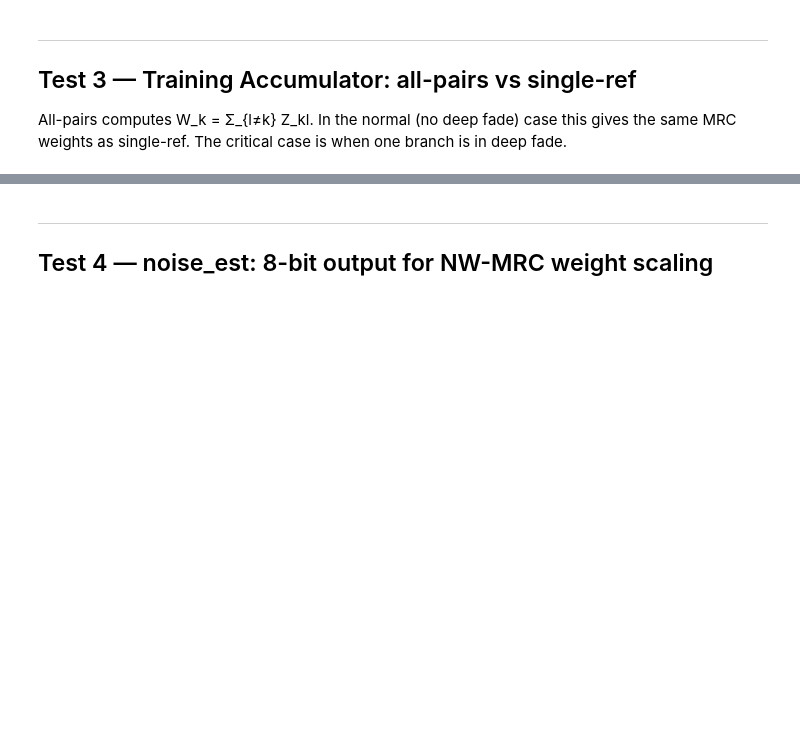
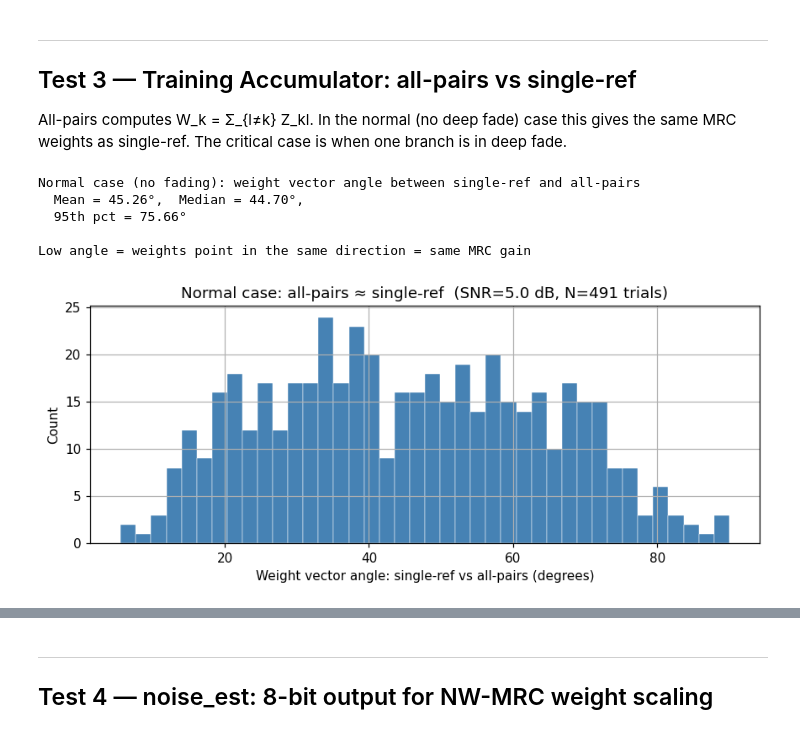
Before and after one commit to Sheffield-Chip-Design-Team/chipathon-2026-trouper, a Jupyter notebook: sim/notebooks/04_precision_verification.ipynb, the cells around one changed output, grey strips where cells are left out. Drawn from its saved outputs; the diff is of its cells as text; code cells hidden in the pictures; blank space fills up the shorter version.

```diff
--- a/sim/notebooks/04_precision_verification.ipynb
+++ b/sim/notebooks/04_precision_verification.ipynb
@@ -375,34 +400,42 @@ for _ in range(N_NORMAL):
     det = sc_n.detect(rx8)
     if not det.lock:
         continue
 
     # Single-ref (branch 0)
     Z_sr, n_sr, _ = training_accumulate(rx_dcr, det.lock_sample, det.timing_ref, M)
     w_sr, _ = WeightGenerator(mode='mrc').process(Z_sr, sf=SF)
 
     # All-pairs
-    W_ap, n_ap = training_accumulate_allpairs(rx_dcr, det.lock_sample, det.timing_ref, M)
+    W_ap, _, n_ap = training_accumulate_allpairs(rx_dcr, det.lock_sample, det.timing_ref, M)
+    W_ap = np.sum(W_ap, axis=1) - np.diag(W_ap)
     w_ap, _ = WeightGenerator(mode='mrc').process(W_ap, sf=SF)
 
     # Angle between normalised weight vectors (0° = identical)
     n_sr_ = w_sr / (np.linalg.norm(w_sr) + 1e-12)
     n_ap_ = w_ap / (np.linalg.norm(w_ap) + 1e-12)
     dot = min(1.0, abs(np.dot(np.conj(n_sr_), n_ap_)))
     angle_diffs.append(np.degrees(np.arccos(dot)))
 
 print(f'Normal case (no fading): weight vector angle between single-ref and all-pairs')
 print(f'  Mean = {np.mean(angle_diffs):.2f}°,  Median = {np.median(angle_diffs):.2f}°,')
 print(f'  95th pct = {np.percentile(angle_diffs, 95):.2f}°')
 print()
 print('Low angle = weights point in the same direction = same MRC gain')
 
 fig, ax = plt.subplots(figsize=(8, 3.5))
 ax.hist(angle_diffs, bins=40, color='steelblue', edgecolor='white', lw=0.3)
 ax.set_xlabel('Weight vector angle: single-ref vs all-pairs (degrees)')
 ax.set_ylabel('Count')
 ax.set_title(f'Normal case: all-pairs ≈ single-ref  (SNR={SNR_DB} dB, N={len(angle_diffs)} trials)')
 plt.tight_layout()
 show()
+# %% [output]
+Normal case (no fading): weight vector angle between single-ref and all-pairs
+  Mean = 45.26°,  Median = 44.70°,
+  95th pct = 75.66°
+
+Low angle = weights point in the same direction = same MRC gain
+[figure, added]
 # %%
 # ── Fading branch scenario: branch 0 attenuated ──────────────────────────────
 FADE_DB_RANGE = [0, -5, -10, -15, -20, -25]
```
Also changed, not shown: parts of 12 cells of this notebook, 3 other files.
